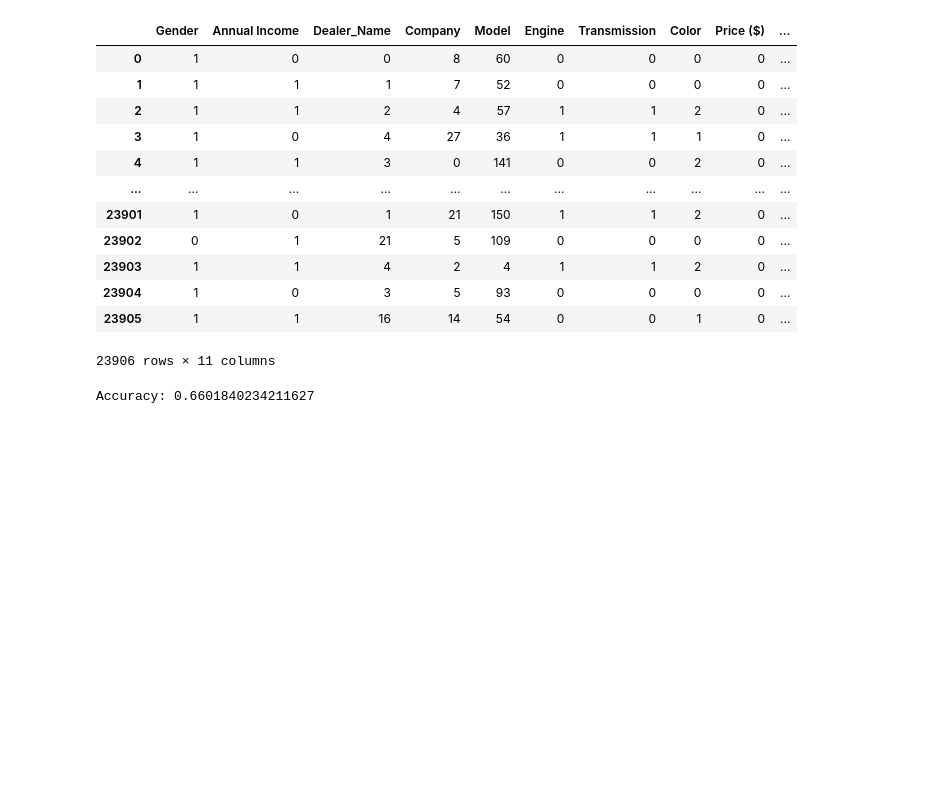
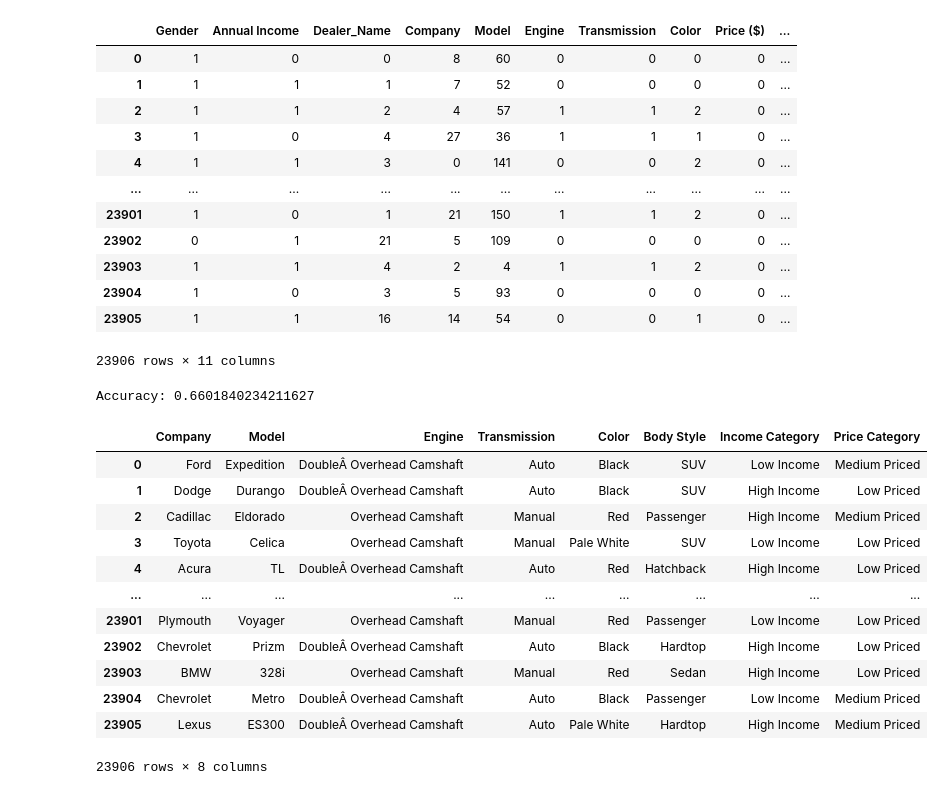
Before and after one commit to vocar12345/DM_PROJECT_, a Jupyter notebook: car_sale_data.ipynb, the cells around one changed output. Drawn from its saved outputs; the diff is of its cells as text; code cells hidden in the pictures; blank space fills up the shorter version.

```diff
--- a/car_sale_data.ipynb
+++ b/car_sale_data.ipynb
@@ -336,3 +336,43 @@ print("Accuracy:", accuracy)
 Accuracy: 0.6601840234211627
 # %%
 #It can predict with an accuracy of 66%
+# %%
+#Use association rule learning to find rules to predict what people like based on income
+ass_df=pd.read_csv('car_data.csv')
+ass_df.drop('Customer Name', inplace=True, axis=1)
+ass_df.drop('Gender', inplace=True, axis=1)
+ass_df.drop('Dealer_Name', inplace=True, axis=1)
+ass_df.drop('Dealer No', inplace=True, axis=1)
+ass_df.drop('Car id', inplace=True, axis=1)
+ass_df.drop('Date', inplace=True, axis=1)
+ass_df.drop('Phone', inplace=True, axis=1)
+ass_df.drop('Dealer_Region', inplace=True, axis=1)
+#change the data to reflect high/low income individuals and high/low priced cars
+income_bins = [0, 50000, 100000, float('inf')]
+income_labels = ['Low Income', 'Medium Income', 'High Income']
+ass_df['Income Category'] = pd.cut(ass_df['Annual Income'], bins=income_bins, labels=income_labels, right=False)
+#for car price
+price_bins = [0, 26000, 51000, float('inf')]
+price_labels = ['Low Priced', 'Medium Priced', 'High Priced']
+ass_df['Price Category'] = pd.cut(ass_df['Price ($)'], bins=price_bins, labels=price_labels, right=False)
+
+
+#print("Unique Price Categories:", ass_df['Price Category'].unique())
+#drop income and price
+ass_df.drop('Annual Income', inplace=True, axis=1)
+ass_df.drop('Price ($)', inplace=True, axis=1)
+#ass_df
+# %% [output]
+|  | Company | Model | Engine | Transmission | Color | Body Style | Income Category | Price Category |
+| 0 | Ford | Expedition | DoubleÂ Overhead Camshaft | Auto | Black | SUV | Low Income | Medium Priced |
+| 1 | Dodge | Durango | DoubleÂ Overhead Camshaft | Auto | Black | SUV | High Income | Low Priced |
+| 2 | Cadillac | Eldorado | Overhead Camshaft | Manual | Red | Passenger | High Income | Medium Priced |
+| 3 | Toyota | Celica | Overhead Camshaft | Manual | Pale White | SUV | Low Income | Low Priced |
+| 4 | Acura | TL | DoubleÂ Overhead Camshaft | Auto | Red | Hatchback | High Income | Low Priced |
+| ... | ... | ... | ... | ... | ... | ... | ... | ... |
+| 23901 | Plymouth | Voyager | Overhead Camshaft | Manual | Red | Passenger | Low Income | Low Priced |
+| 23902 | Chevrolet | Prizm | DoubleÂ Overhead Camshaft | Auto | Black | Hardtop | High Income | Low Priced |
+| 23903 | BMW | 328i | Overhead Camshaft | Manual | Red | Sedan | High Income | Low Priced |
+| 23904 | Chevrolet | Metro | DoubleÂ Overhead Camshaft | Auto | Black | Passenger | Low Income | Medium Priced |
+| 23905 | Lexus | ES300 | DoubleÂ Overhead Camshaft | Auto | Pale White | Hardtop | High Income | Medium Priced |
+23906 rows × 8 columns
```
Also changed, not shown: parts of 1 cell of this notebook.
